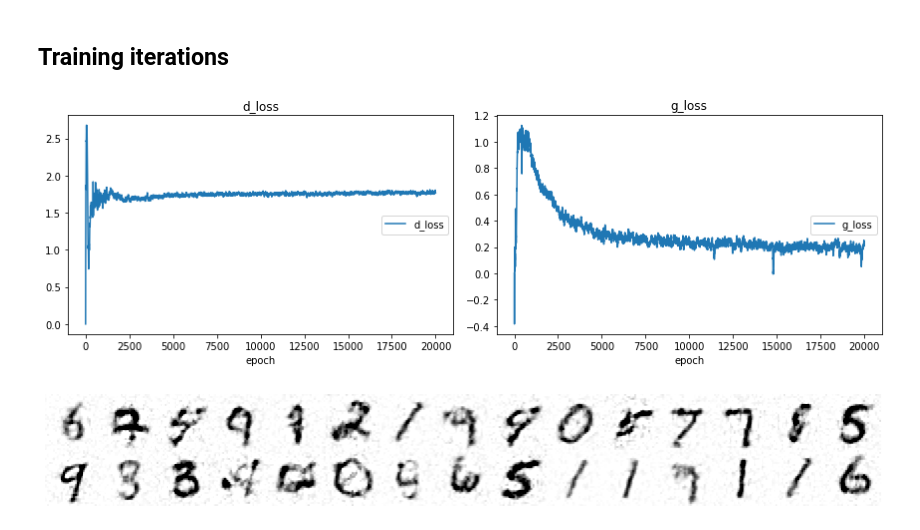
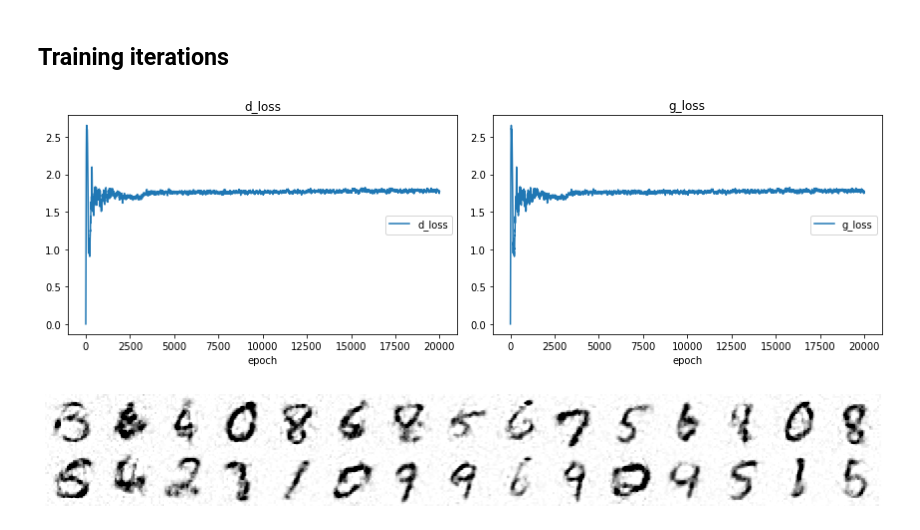
Before and after one commit to iakioh/MusiCAN, a Jupyter notebook: reference-code/gan.ipynb, the cells around one changed output. Drawn from its saved outputs; the diff is of its cells as text; code cells hidden in the pictures.

```diff
--- a/reference-code/gan.ipynb
+++ b/reference-code/gan.ipynb
@@ -256,46 +258,51 @@ while step < n_steps + 1:
         # Train the neural networks
         d_loss, g_loss = train_one_step(d_optimizer, g_optimizer, real_samples)
 
+        dl = d_loss.cpu().detach().numpy()
+        gl = g_loss.cpu().detach().numpy()
+
         # Record smoothened loss values to LiveLoss logger
         if step > 0:
-            running_d_loss = 0.05 * d_loss + 0.95 * running_d_loss
-            running_g_loss = 0.05 * g_loss + 0.95 * running_g_loss
+            running_d_loss = 0.05 * dl + 0.95 * running_d_loss
+            running_g_loss = 0.05 * gl + 0.95 * running_g_loss
         else:
             running_d_loss, running_g_loss = 0.0, 0.0
-        liveloss.update({'d_loss': running_d_loss, 'g_loss': running_g_loss})
+
+        liveloss.update({'d_loss': running_d_loss, 'g_loss': running_d_loss})
 
         # Update losses to progress bar
+        '''
         progress_bar.set_description_str(
             f"(d_loss={d_loss: 8.6f}, g_loss={g_loss: 8.6f})"
         )
-
+        '''
         if step % sample_interval == 0:
             # Get generated samples
             samples = vectors_to_images(generator(sample_latent))
             samples = samples.cpu().detach().numpy() \
                              .reshape(n_rows, n_cols, 28, 28) \
                              .transpose((0, 2, 1, 3)) \
                              .reshape(n_rows * 28, n_cols * 28)
             history_samples[step] = samples
 
             # Display loss curves
             clear_output(True)
             if step > 0:
                 liveloss.send()
 
             # Display generated samples
             plt.figure(figsize=(15, 3))
             plt.imshow(samples, cmap='Greys', vmin=0, vmax=1)
             plt.axis('off')
             plt.show()
 
         step += 1
-        progress_bar.update(1)
+        #progress_bar.update(1)
         if step >= n_steps:
             break
 # %% [output]
-[figure, old version]
+[figure, new version]
-[figure, old version]
+[figure, new version]
 # %%
 # Show history
 steps = [0, sample_interval, 10 * sample_interval, 100 * sample_interval, n_steps]
```
Also changed, not shown: parts of 2 cells of this notebook.
